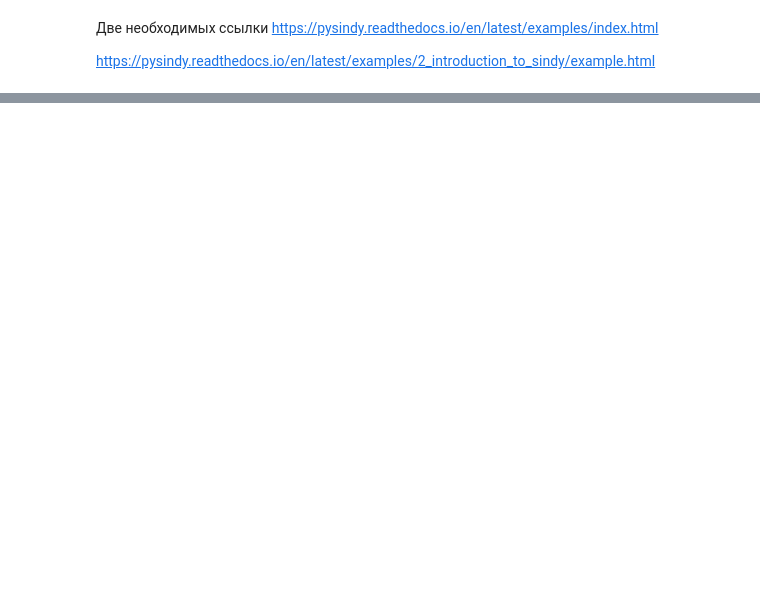
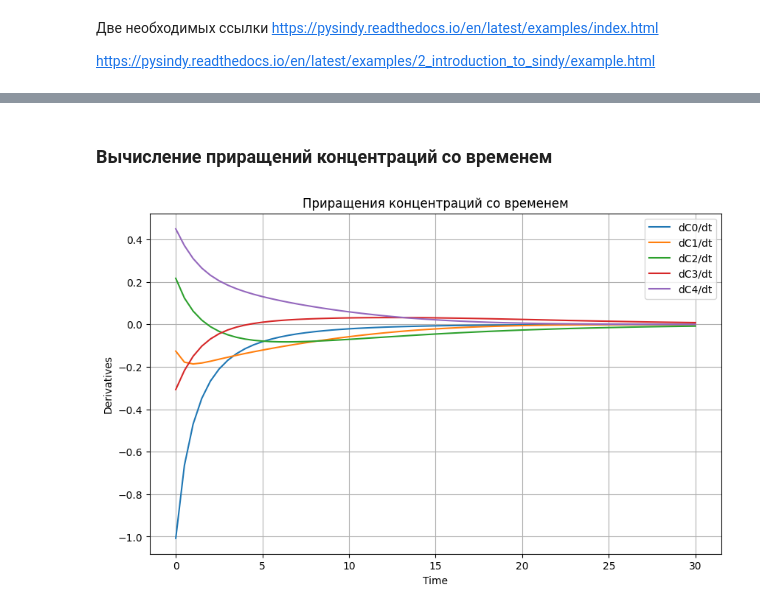
Before and after one commit to Lirik-17/Chemistry, a Jupyter notebook: My_chem_gen/For tests.ipynb, the cells around one changed output, grey strips where cells are left out. Drawn from its saved outputs; the diff is of its cells as text; code cells hidden in the pictures; blank space fills up the shorter version.

```diff
--- a/My_chem_gen/For tests.ipynb
+++ b/My_chem_gen/For tests.ipynb
@@ -85,0 +79,29 @@ https://pysindy.readthedocs.io/en/latest/examples/2_introduction_to_sindy/exampl
+# %%
+sol = solve_ivp(
+        true_ode_func,              # Функция ОДУ
+        tspan,                      # Интервал времени
+        INIT_CONC,                         # Начальные условия
+        args=(k,),                  # Передача параметров в функцию
+        method='RK45',              # Метод решения
+        t_eval=tsteps               # Точки, в которых сохраняется решение (Шаг)
+    )
+
+# Построение графиков
+plt.figure(figsize=(10, 6))
+for i in range(N_SUBSTANCE):
+    plt.plot(sol.t, sol.y[i], label=f'Вещество C{i} (y[{i}])')
+
+plt.title('Изменение концентраций веществ во времени')
+plt.xlabel('Время')
+plt.ylabel('Концентрации')
+plt.legend()
+plt.grid(True)
+plt.show()
+
+print("Начальные концентрации:       ", INIT_CONC)
+print("Сумма концентраций веществ:   ", sum(INIT_CONC))
+print(f"Концентрации после {VR_TIME} секунд:  {sol.y[:, VR_TIME - 1]}")
+print("Сумма концентрций веществ:    ", sum(sol.y[:, VR_TIME - 1]))
+
+# Сохранение промежуточных результатов. Понадобятся в будущем
+true_values = sol.y.copy()
@@ -85,0 +114,17 @@ https://pysindy.readthedocs.io/en/latest/examples/2_introduction_to_sindy/exampl
+# %% [markdown]
+### Вычисление приращений концентраций со временем
+# %%
+dydt_eval = np.array([true_ode_func(t, y, k) for t, y in zip(sol.t, sol.y.T)]).T      # прямая задача
+
+plt.figure(figsize=(10, 6))
+for i in range(dydt_eval.shape[0]):
+    plt.plot(sol.t, dydt_eval[i], label=f'dС{i}/dt')
+
+plt.title('Приращения концентраций со временем')
+plt.xlabel('Time')
+plt.ylabel('Derivatives')
+plt.legend()
+plt.grid()
+plt.show()
+# %% [output]
+[figure, added]
```
Also changed, not shown: parts of 53 cells of this notebook.
